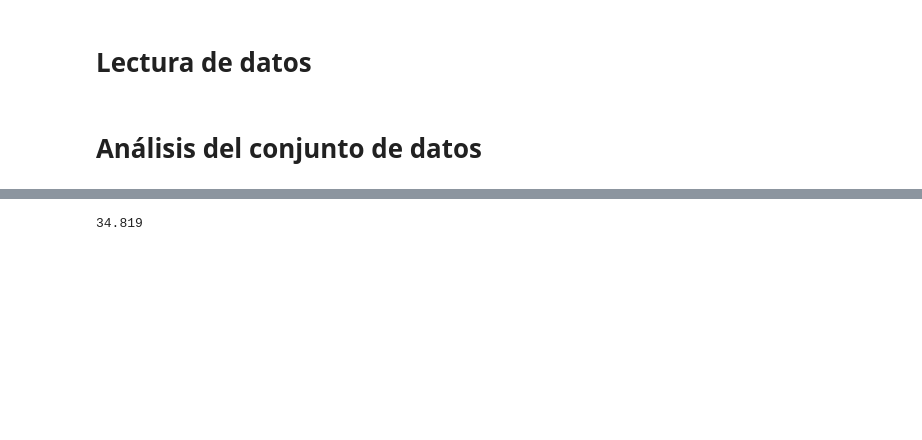
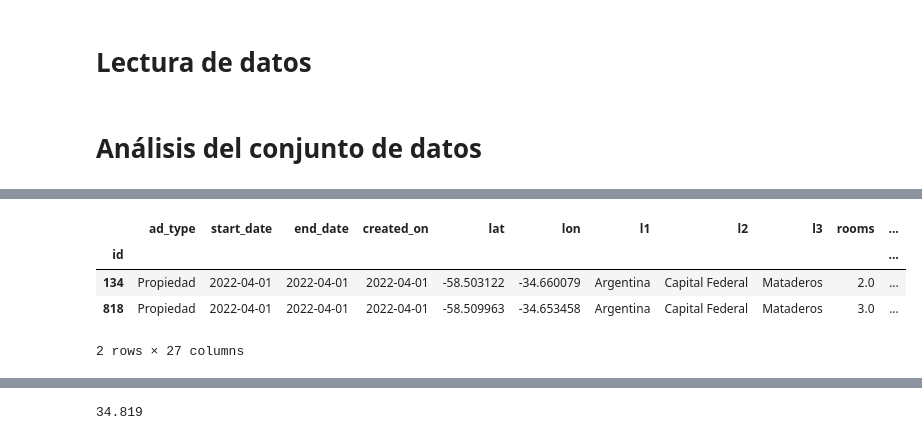
Before and after one commit to NNunezManzano/Predicci-n-precio-de-propiedades, a Jupyter notebook: TP_individual_docker.ipynb, the cells around one changed output, grey strips where cells are left out. Drawn from its saved outputs; the diff is of its cells as text; code cells hidden in the pictures; blank space fills up the shorter version.

```diff
--- a/TP_individual_docker.ipynb
+++ b/TP_individual_docker.ipynb
@@ -32,0 +80,8 @@ df.info()
+# %%
+df_pred[df_pred.l3 == "Mataderos"]
+# %% [output]
+|  | ad_type | start_date | end_date | created_on | lat | lon | l1 | l2 | l3 | rooms | ... |
+| id |  |  |  |  |  |  |  |  |  |  | ... |
+| 134 | Propiedad | 2022-04-01 | 2022-04-01 | 2022-04-01 | -58.503122 | -34.660079 | Argentina | Capital Federal | Mataderos | 2.0 | ... |
+| 818 | Propiedad | 2022-04-01 | 2022-04-01 | 2022-04-01 | -58.509963 | -34.653458 | Argentina | Capital Federal | Mataderos | 3.0 | ... |
+2 rows × 27 columns
```
Also changed, not shown: parts of 24 cells of this notebook.
